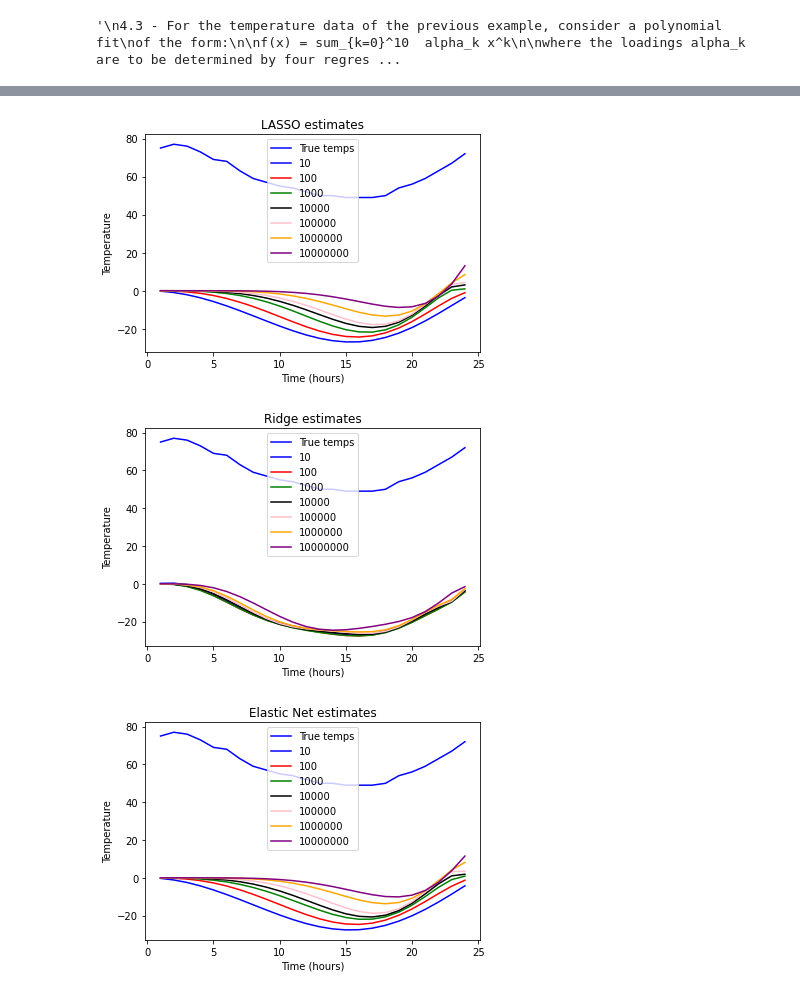
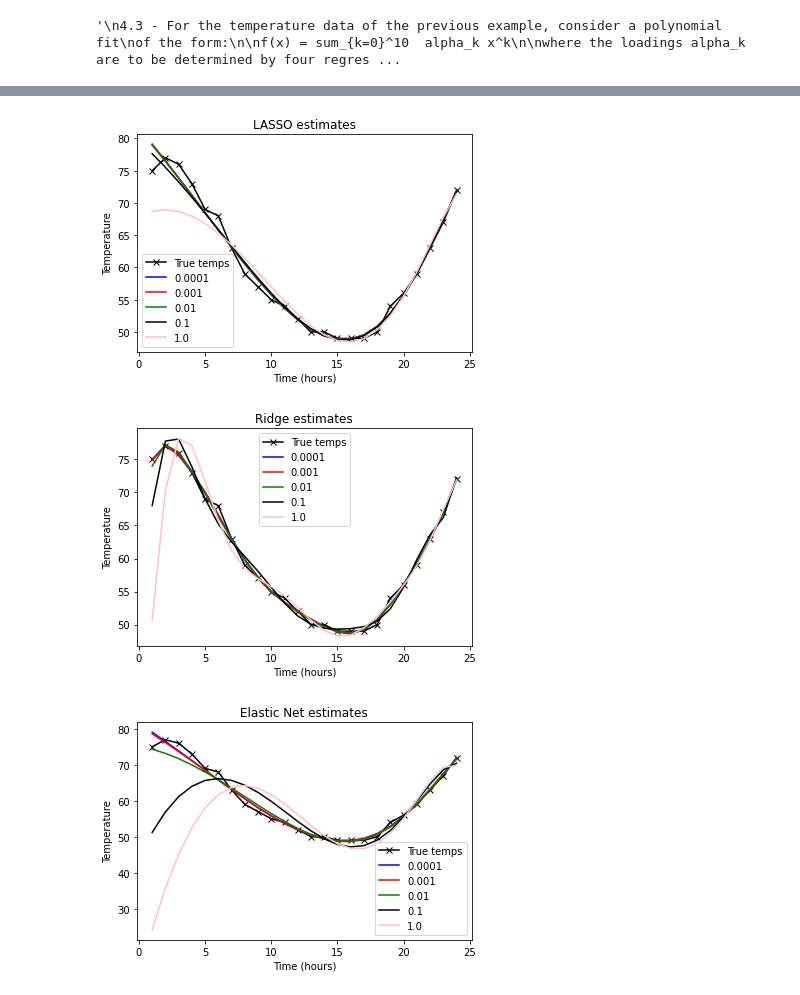
Before and after one commit to german34/math6397_villalobos, a Jupyter notebook: chapter4_hw.ipynb, the cells around one changed output, grey strips where cells are left out. Saved outputs shown, nothing was run; the diff lists cells and outputs as text; code cells hidden in the pictures.

```diff
--- a/chapter4_hw.ipynb
+++ b/chapter4_hw.ipynb
@@ -59,19 +59,19 @@ alpha_L2 = np.linalg.pinv(X) @ f
 f_L2 = X @ alpha_L2
 
 #Obtain LASSO solution
-lasso_mod = linear_model.Lasso(alpha=1.0)# ,fit_intercept=True, normalize='deprecated')
+lasso_mod = linear_model.Lasso(alpha=1.0,fit_intercept=False)# ,fit_intercept=True, normalize='deprecated')
 lasso_mod.fit(X,f)
 alpha_lasso = lasso_mod.coef_
 f_lasso = X @ alpha_lasso
 
 #compute ridge regression solution
-ridge_mod = linear_model.Ridge(alpha=1.0)#,normalize=True)
+ridge_mod = linear_model.Ridge(alpha=1.0,fit_intercept=False)#,normalize=True)
 ridge_mod.fit(X,f)
 alpha_ridge = ridge_mod.coef_
 f_ridge = X @ alpha_ridge
 
 #compute ElasticNet solution
-enet_mod = linear_model.ElasticNet(alpha=1.0,random_state=0)#l1_ratio=0.5, fit_intercept=True, normalize='deprecated')
+enet_mod = linear_model.ElasticNet(alpha=1.0,random_state=0,fit_intercept=False)#l1_ratio=0.5, fit_intercept=True, normalize='deprecated')
 enet_mod.fit(X,f)
 alpha_eNet= enet_mod.coef_
 f_eNet = X @ alpha_eNet
@@ -111,6 +111,6 @@ relative errors... (LSS, LASSO, Ridge, ElasticNet)
 # %%
 def run_regression(mod, X, f, alpha, args=None):
-    model = mod(alpha,max_iter=4000,random_state = 0 )#,fit_intercept=True, normalize='deprecated')
+    model = mod(alpha,max_iter=1000,random_state = 0 ,fit_intercept=False)#,fit_intercept=True, normalize='deprecated')
     model.fit(X,f)
     alpha_mod = model.coef_
     f_alph = X @ alpha_mod
@@ -137,7 +137,7 @@ def plot_models(f_Ls, alphas, f_true, ts, title):
 
     colors = ['blue', 'red', 'green', 'k', 'pink', 'orange', 'purple']
     fig = plt.figure()
-    plt.plot(ts, f_true, color='b',label='True temps')
+    plt.plot(ts, f_true, color='black',marker='x',label='True temps')
 
 
     for i in range(len(alphas)):
@@ -152,23 +152,23 @@ def plot_models(f_Ls, alphas, f_true, ts, title):
 # %%
 alphas = []
 for i in range(7):
     alphas.append(10**(i+1))
 
-#alphas = [0.0001, 0.001,0.01,0.1,1.0,10.0, 1000000.0]
+alphas = [0.0001, 0.001,0.01,0.1,1.0]#,10.0, 100.0]
 
 lasso_errs, f_lassoLs, alpha_lassoLs = run_regressions(alphas, linear_model.Lasso, X, f)
 plot_models(f_lassoLs, alphas, f, hours, 'LASSO estimates')
 
 ridge_errs, f_ridgeLs, alpha_ridgeLs = run_regressions(alphas, linear_model.Ridge, X, f)
 plot_models(f_ridgeLs, alphas, f, hours, 'Ridge estimates')
 
 
 eNet_errs, f_eNetLs, alpha_eNetLs = run_regressions(alphas, linear_model.ElasticNet, X, f)
 plot_models(f_eNetLs, alphas, f, hours, 'Elastic Net estimates')
 # %% [output]
-[figure, old version]
+[figure, new version]
-[figure, old version]
+[figure, new version]
-[figure, old version]
+[figure, new version]
 # %%
 def test_corruptions(r):
     for cc in range(1,r+1):
```
Also changed, not shown: parts of 3 cells of this notebook.
